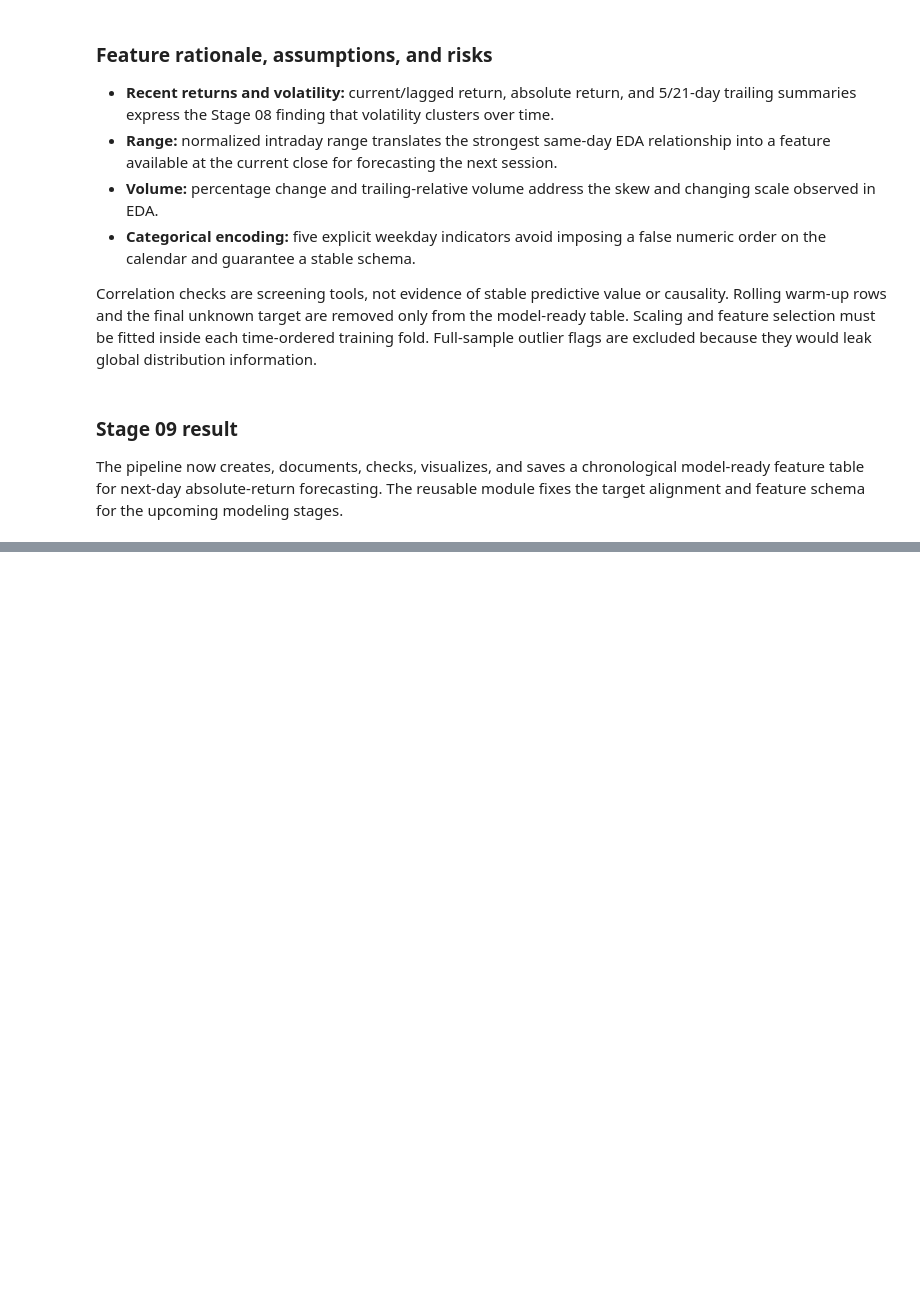
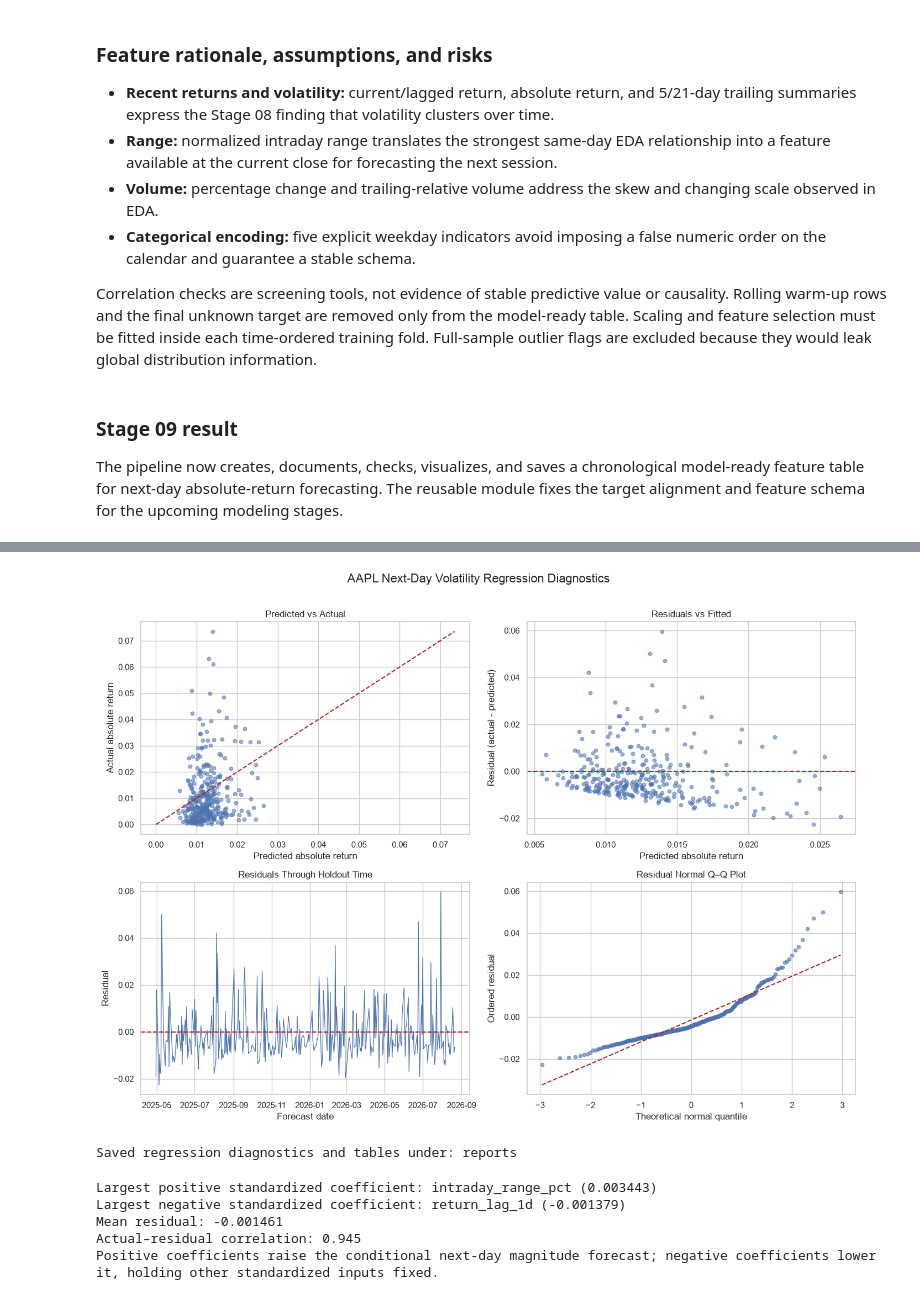
Before and after one commit to kevin-666777/bootcamp_zizhe_zhou, a Jupyter notebook: project/notebooks/project_pipeline.ipynb, the cells around one changed output, grey strips where cells are left out. Saved outputs shown, nothing was run; the diff lists cells and outputs as text; code cells hidden in the pictures; blank space fills up the shorter version.

Commit message:
Add time-aware volatility regression baseline

```diff
--- a/project/notebooks/project_pipeline.ipynb
+++ b/project/notebooks/project_pipeline.ipynb
@@ -629,0 +685,55 @@ The pipeline now creates, documents, checks, visualizes, and saves a chronologic
+# %%
+from statistics import NormalDist
+
+fig, axes = plt.subplots(2, 2, figsize=(14, 10))
+axes[0, 0].scatter(prediction_errors['prediction'], prediction_errors['actual'], alpha=0.55, s=22)
+limit = prediction_errors[['prediction', 'actual']].to_numpy().max()
+axes[0, 0].plot([0, limit], [0, limit], '--', color='firebrick')
+axes[0, 0].set(title='Predicted vs Actual', xlabel='Predicted absolute return', ylabel='Actual absolute return')
+
+axes[0, 1].scatter(prediction_errors['prediction'], prediction_errors['residual'], alpha=0.55, s=22)
+axes[0, 1].axhline(0, linestyle='--', color='firebrick')
+axes[0, 1].set(title='Residuals vs Fitted', xlabel='Predicted absolute return', ylabel='Residual (actual - predicted)')
+
+axes[1, 0].plot(prediction_errors['date'], prediction_errors['residual'], linewidth=0.9)
+axes[1, 0].axhline(0, linestyle='--', color='firebrick')
+axes[1, 0].set(title='Residuals Through Holdout Time', xlabel='Forecast date', ylabel='Residual')
+
+sorted_residuals = np.sort(prediction_errors['residual'].to_numpy())
+probabilities = (np.arange(1, len(sorted_residuals) + 1) - 0.5) / len(sorted_residuals)
+theoretical = np.array([NormalDist().inv_cdf(value) for value in probabilities])
+axes[1, 1].scatter(theoretical, sorted_residuals, alpha=0.6, s=20)
+qq_slope, qq_intercept = np.polyfit(theoretical, sorted_residuals, 1)
+axes[1, 1].plot(theoretical, qq_intercept + qq_slope * theoretical, '--', color='firebrick')
+axes[1, 1].set(title='Residual Normal Q–Q Plot', xlabel='Theoretical normal quantile', ylabel='Ordered residual')
+fig.suptitle('AAPL Next-Day Volatility Regression Diagnostics', fontsize=16, y=1.01)
+fig.tight_layout()
+diagnostic_path = REPORTS_DIR / 'aapl_regression_diagnostics.png'
+fig.savefig(diagnostic_path, dpi=150, bbox_inches='tight')
+plt.show()
+
+validation_comparison.to_csv(REPORTS_DIR / 'aapl_regression_validation.csv', index=False)
+holdout_metrics.assign(mae_improvement_vs_baseline_pct=[mae_improvement_pct, 0.0]).to_csv(
+    REPORTS_DIR / 'aapl_regression_holdout_metrics.csv', index=False
+)
+coefficient_table.to_csv(REPORTS_DIR / 'aapl_regression_coefficients.csv', index=False)
+print('Saved regression diagnostics and tables under:', REPORTS_DIR.relative_to(ROOT))
+# %% [output]
+[figure, added]
+Saved regression diagnostics and tables under: reports
+# %%
+largest_positive = coefficient_table.sort_values('standardized_coefficient', ascending=False).iloc[0]
+largest_negative = coefficient_table.sort_values('standardized_coefficient').iloc[0]
+residual_mean = prediction_errors['residual'].mean()
+residual_target_correlation = prediction_errors[['actual', 'residual']].corr().iloc[0, 1]
+print(f'Largest positive standardized coefficient: {largest_positive.feature} ({largest_positive.standardized_coefficient:.6f})')
+print(f'Largest negative standardized coefficient: {largest_negative.feature} ({largest_negative.standardized_coefficient:.6f})')
+print(f'Mean residual: {residual_mean:.6f}')
+print(f'Actual–residual correlation: {residual_target_correlation:.3f}')
+print('Positive coefficients raise the conditional next-day magnitude forecast; negative coefficients lower it, holding other standardized inputs fixed.')
+# %% [output]
+Largest positive standardized coefficient: intraday_range_pct (0.003443)
+Largest negative standardized coefficient: return_lag_1d (-0.001379)
+Mean residual: -0.001461
+Actual–residual correlation: 0.945
+Positive coefficients raise the conditional next-day magnitude forecast; negative coefficients lower it, holding other standardized inputs fixed.
```
Also changed, not shown: parts of 6 cells of this notebook, 8 other files.
